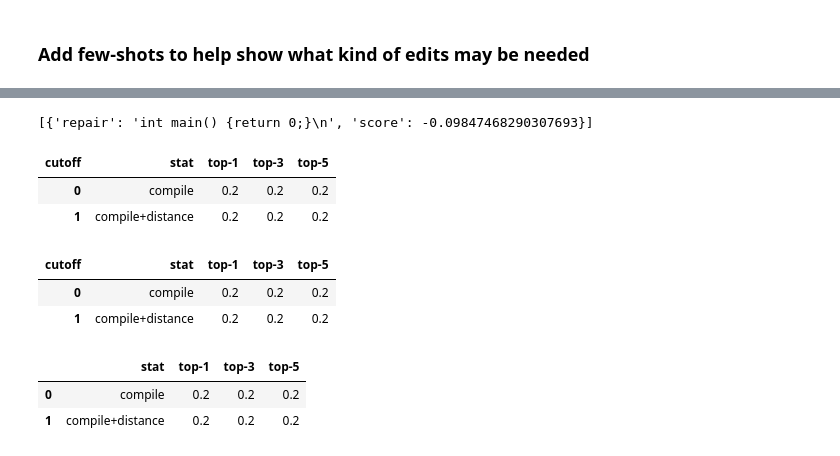
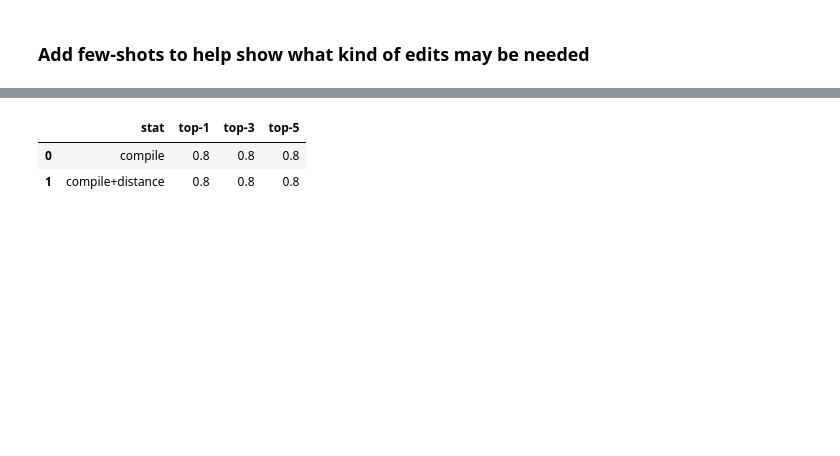
Before and after one commit to josepablocam/ai4code_repair, a Jupyter notebook: tutorial1-syntax-repair.ipynb, the cells around one changed output, grey strips where cells are left out. Drawn from its saved outputs; the diff is of its cells as text; code cells hidden in the pictures; blank space fills up the shorter version.

```diff
--- a/tutorial1-syntax-repair.ipynb
+++ b/tutorial1-syntax-repair.ipynb
@@ -228,3 +341,0 @@ class CodexWithFewShots(CodexBaseRepair):
-# %%
-codex = reload(codex)
-utils = reload(utils)
@@ -233,0 +373,4 @@ codex_shots = codex.CodexWithFewShots(fixed_shot_selector, openai.api_key)
+# %%
+example_bank = train[:30]
+fixed_shot_selector = codex.FixedFewShots(example_bank)
+random_shot_selector = codex.RandomFewShots(example_bank)
@@ -234,4 +418,11 @@ codex_shots = codex.CodexWithFewShots(fixed_shot_selector, openai.api_key)
+# %%
+sim_shot_selector = codex.SimilarityFewShots(example_bank, verbose=True)
+# %%
+codex_shots = codex.CodexWithFewShots(sim_shot_selector, OPENAI_API_KEY)
 # %%
-codex_shots.repair(bad_simple, n=1, k=2)
+res =  utils.run_benchmark(codex_shots, n=1, k=2)
+res[0]
 # %% [output]
-[{'repair': 'int main() {return 0;}\n', 'score': -0.09847468290307693}]
+|  | stat | top-1 | top-3 | top-5 |
+| 0 | compile | 0.8 | 0.8 | 0.8 |
+| 1 | compile+distance | 0.8 | 0.8 | 0.8 |
@@ -241,6 +428,0 @@ res3 =  utils.run_benchmark(codex_shots, n=1, k=2)
-# %%
-res3[0]
-# %% [output]
-| cutoff | stat | top-1 | top-3 | top-5 |
-| 0 | compile | 0.2 | 0.2 | 0.2 |
-| 1 | compile+distance | 0.2 | 0.2 | 0.2 |
@@ -250,15 +428,0 @@ codex_shots = codex.CodexWithFewShots(random_shot_selector, openai.api_key)
-# %%
-utils = reload(utils)
-res3 =  utils.run_benchmark(codex_shots, n=1, k=2, t=0.7)
-res3[0]
-# %% [output]
-| cutoff | stat | top-1 | top-3 | top-5 |
-| 0 | compile | 0.2 | 0.2 | 0.2 |
-| 1 | compile+distance | 0.2 | 0.2 | 0.2 |
-# %%
-utils = reload(utils)
-utils.basic_results_table(res3[1])
-# %% [output]
-|  | stat | top-1 | top-3 | top-5 |
-| 0 | compile | 0.2 | 0.2 | 0.2 |
-| 1 | compile+distance | 0.2 | 0.2 | 0.2 |
```
Also changed, not shown: parts of 80 cells of this notebook, 1 other file.
